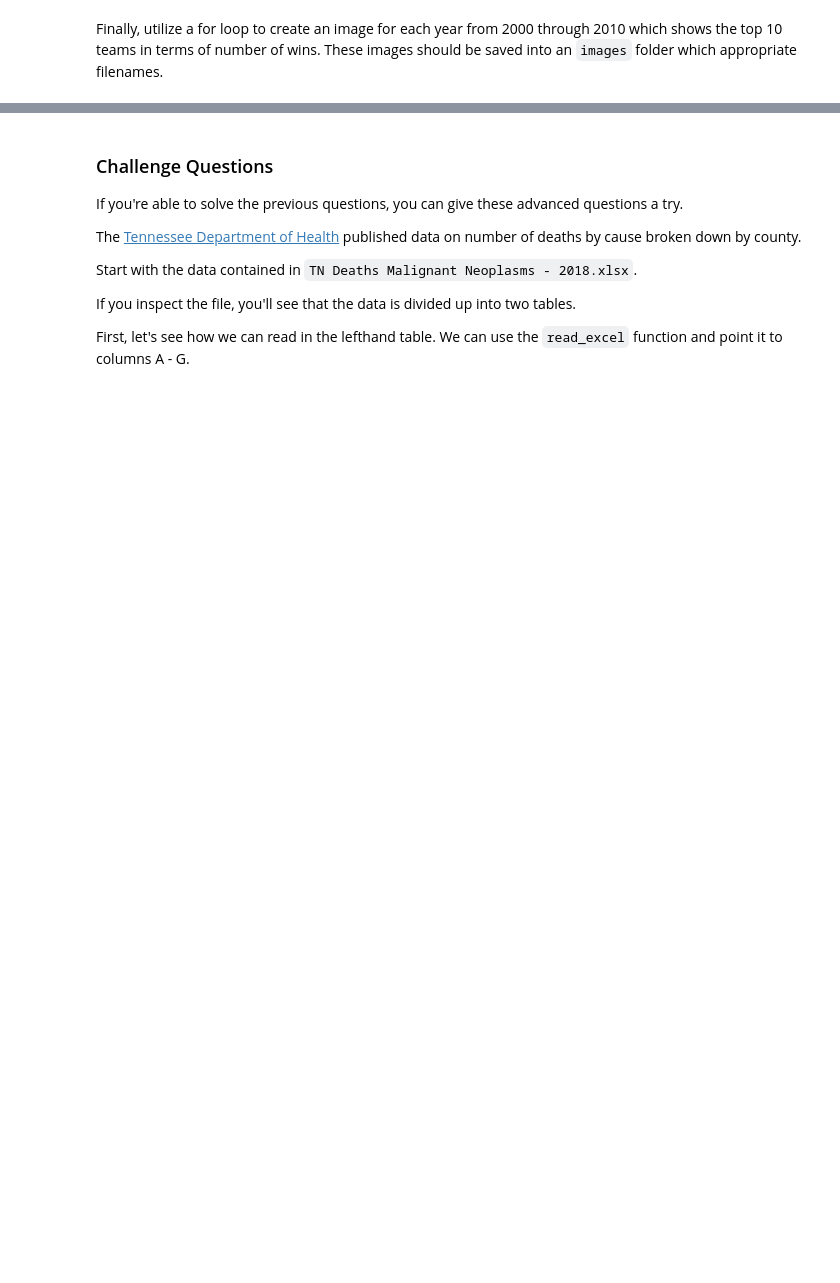
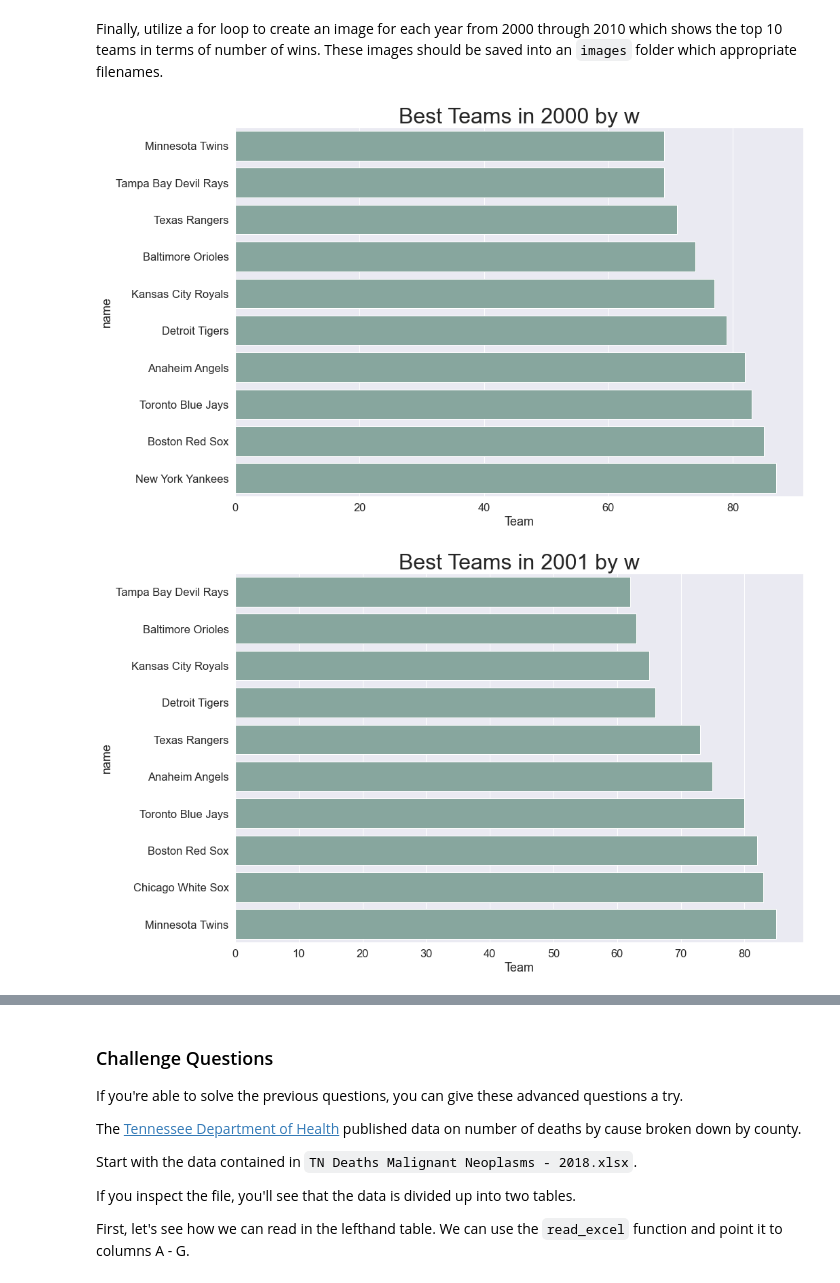
Before and after one commit to NSS-Data-Analytics-Cohort-10/loops-and-functions-kostenkoandri, a Jupyter notebook: notebooks/Loops_and_Functions_Practice_DA10.ipynb, the cells around one changed output, grey strips where cells are left out. Cells and saved outputs as stored; diff of their text form; code cells hidden in the pictures; blank space fills up the shorter version.

```diff
--- a/notebooks/Loops_and_Functions_Practice_DA10.ipynb
+++ b/notebooks/Loops_and_Functions_Practice_DA10.ipynb
@@ -304,3 +358,12 @@ Add a `filepath` parameter to `plot_best_teams` which defaults to `None`. If a f
 Finally, utilize a for loop to create an image for each year from 2000 through 2010 which shows the top 10 teams in terms of number of wins. These images should be saved into an `images` folder which appropriate filenames.
 # %%
 # Your Code Here
+for i in range(2000, 2011):
+    get_best_teams(year = i,
+            n = 10,
+            league='AL',
+            ascending=True,
+            filepath=f'../images/best_teams_{i}.png')
+# %% [output]
+[figure, added]
+[figure, added]
```
Also changed, not shown: parts of 10 cells of this notebook.
